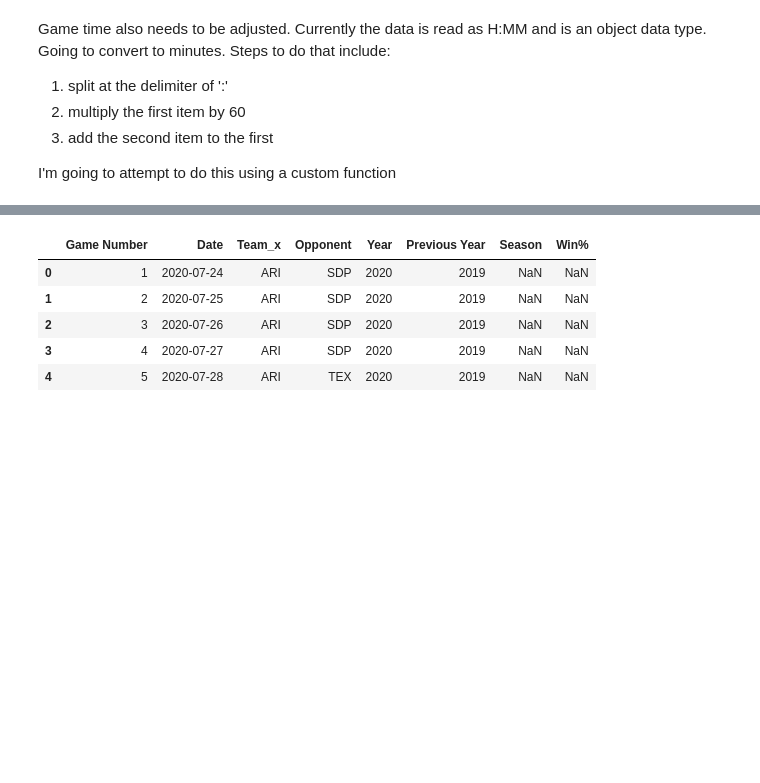
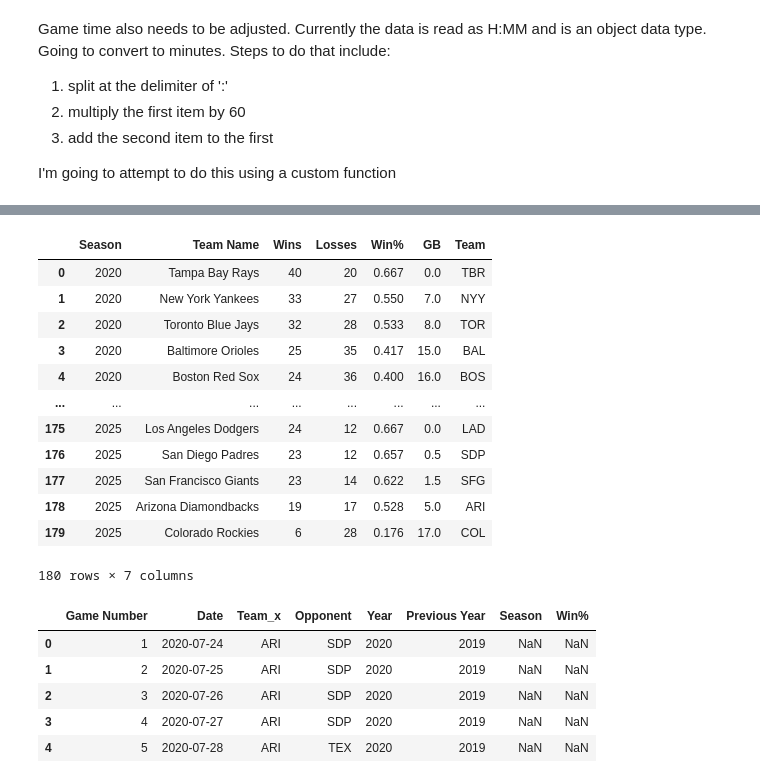
Before and after one commit to CalebF94/MLB_strength_of_schedule, a Jupyter notebook: Analysis.ipynb, the cells around one changed output, grey strips where cells are left out. Cells and saved outputs as stored; diff of their text form; code cells hidden in the pictures; blank space fills up the shorter version.

```diff
--- a/Analysis.ipynb
+++ b/Analysis.ipynb
@@ -121,3 +110,34 @@ df_season_results.head(10)
+# %%
+#Handling blanks
+df_season_results.loc[:, 'GB'] = df_season_results.loc[: 'GB'].mask(df_season_results.loc[:, 'GB']=='--', '0')
+df_season_results.loc[:, 'Team'] = df_season_results.loc[: 'Team'].mask(df_season_results.loc[:, 'Team Name'].str.contains('Athletics'), 'ATH')
+df_season_results.loc[:, 'Team'] = df_season_results.loc[: 'Team'].mask(df_season_results.loc[:, 'Team Name'].str.contains('Cleveland'), 'CLE')
+# %%
+data_types = {
+    'Season': int,
+    'Team Name': str,
+    'Wins': int,
+    'Losses': int,
+    'Win%': float,
+    'GB': float,
+    'Team': str
+}
+
+df_season_results.astype(data_types)
+# %% [output]
+|  | Season | Team Name | Wins | Losses | Win% | GB | Team |
+| 0 | 2020 | Tampa Bay Rays | 40 | 20 | 0.667 | 0.0 | TBR |
+| 1 | 2020 | New York Yankees | 33 | 27 | 0.550 | 7.0 | NYY |
+| 2 | 2020 | Toronto Blue Jays | 32 | 28 | 0.533 | 8.0 | TOR |
+| 3 | 2020 | Baltimore Orioles | 25 | 35 | 0.417 | 15.0 | BAL |
+| 4 | 2020 | Boston Red Sox | 24 | 36 | 0.400 | 16.0 | BOS |
+| ... | ... | ... | ... | ... | ... | ... | ... |
+| 175 | 2025 | Los Angeles Dodgers | 24 | 12 | 0.667 | 0.0 | LAD |
+| 176 | 2025 | San Diego Padres | 23 | 12 | 0.657 | 0.5 | SDP |
+| 177 | 2025 | San Francisco Giants | 23 | 14 | 0.622 | 1.5 | SFG |
+| 178 | 2025 | Arizona Diamondbacks | 19 | 17 | 0.528 | 5.0 | ARI |
+| 179 | 2025 | Colorado Rockies | 6 | 28 | 0.176 | 17.0 | COL |
+180 rows × 7 columns
 # %%
 #join game_results with season results.
 game_data['Previous Year'] = game_data['Year'] - 1
```
Also changed, not shown: parts of 5 cells of this notebook.
